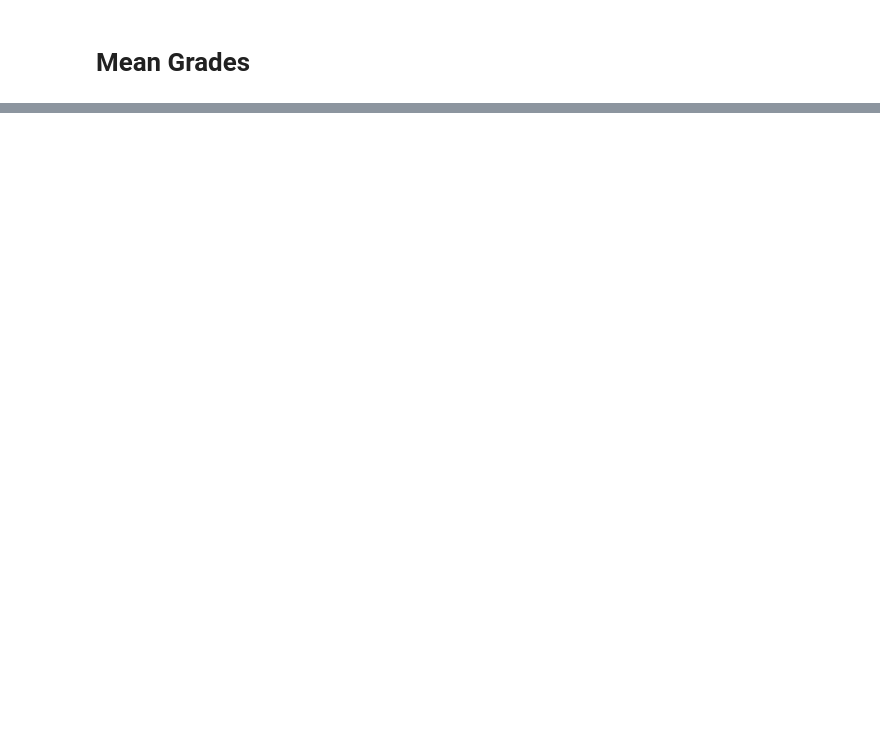
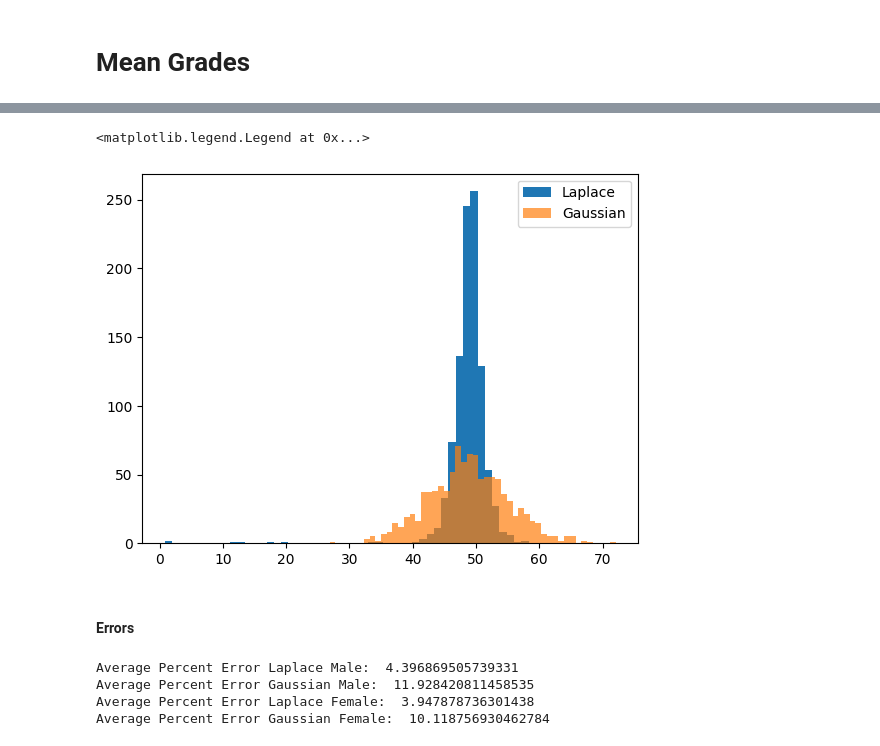
Before and after one commit to kierajclarke/Final-Data-Project, a Jupyter notebook: Final Data Privacy Project.ipynb, the cells around one changed output, grey strips where cells are left out. Cells and saved outputs as stored; diff of their text form; code cells hidden in the pictures; blank space fills up the shorter version.

```diff
--- a/Final Data Privacy Project.ipynb
+++ b/Final Data Privacy Project.ipynb
@@ -176,0 +175,26 @@ Noisy mean grades for Female students:
+# %%
+plt.hist(laplace_mean_grades_female, bins=50, label='Laplace')
+plt.hist(gaussian_mean_grades_female, alpha=.7, bins=50, label='Gaussian')
+plt.legend()
+# %% [output]
+<matplotlib.legend.Legend at 0x...>
+[figure, added]
+# %% [markdown]
+#### Errors
+# %%
+laplace_male_pct_error = np.mean([pct_error(mean_grade_male, x) for x in laplace_mean_grades_male])
+gaussian_male_pct_error = np.mean([pct_error(mean_grade_male, x) for x in gaussian_mean_grades_male])
+
+laplace_female_pct_error = np.mean([pct_error(mean_grade_female, x) for x in laplace_mean_grades_female])
+gaussian_female_pct_error = np.mean([pct_error(mean_grade_female, x) for x in gaussian_mean_grades_female])
+
+print("Average Percent Error Laplace Male: ", laplace_male_pct_error)
+print("Average Percent Error Gaussian Male: ", gaussian_male_pct_error)
+
+print("Average Percent Error Laplace Female: ", laplace_female_pct_error)
+print("Average Percent Error Gaussian Female: ", gaussian_female_pct_error)
+# %% [output]
+Average Percent Error Laplace Male:  4.396869505739331
+Average Percent Error Gaussian Male:  11.928420811458535
+Average Percent Error Laplace Female:  3.947878736301438
+Average Percent Error Gaussian Female:  10.118756930462784
```
Also changed, not shown: parts of 20 cells of this notebook.
